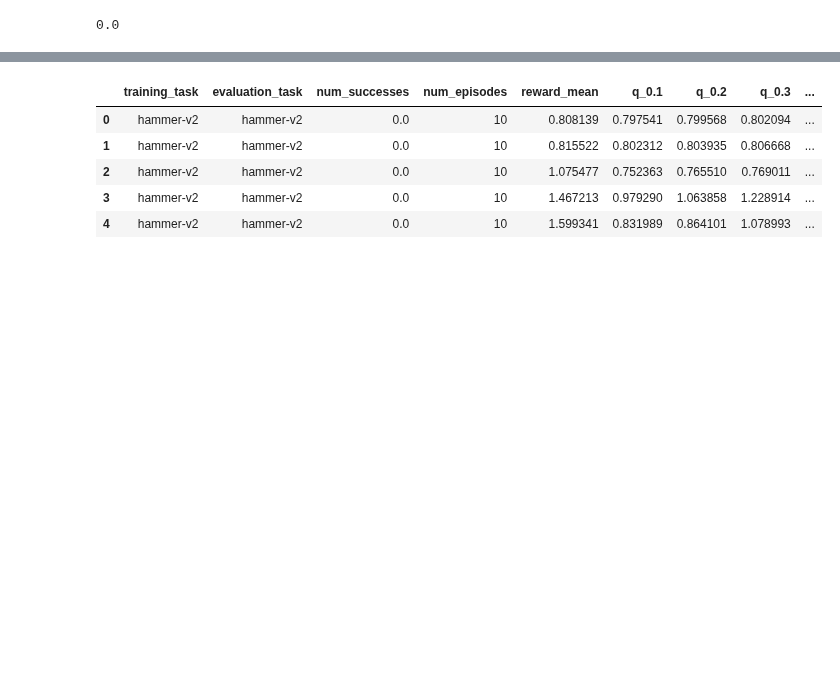
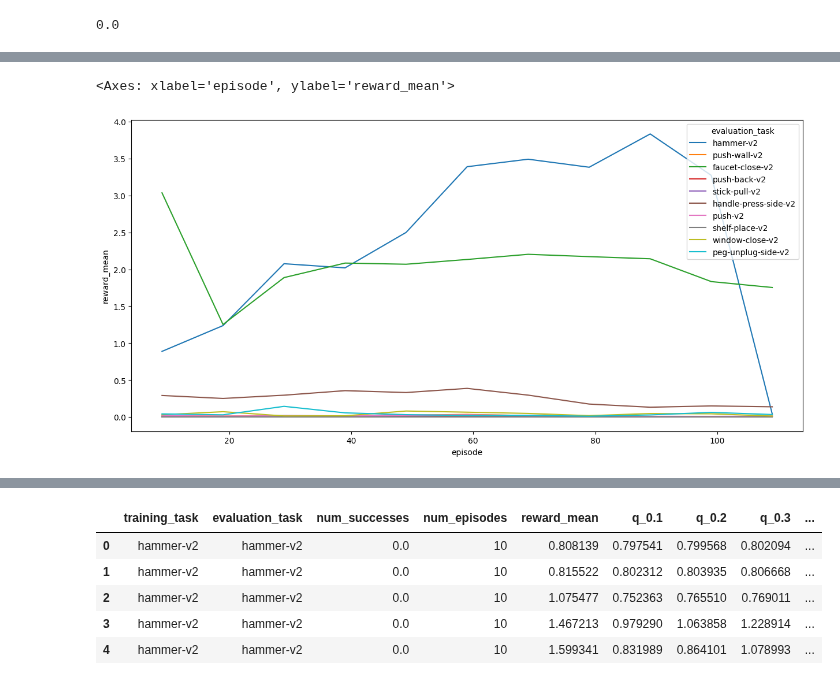
Before and after one commit to gdubbs100/right_left_brain_rl, a Jupyter notebook: continual_training_test.ipynb, the cells around one changed output, grey strips where cells are left out. Saved outputs shown, nothing was run; the diff lists cells and outputs as text; code cells hidden in the pictures; blank space fills up the shorter version.

Commit message:
updates to get continual learner to work correctly

```diff
--- a/continual_training_test.ipynb
+++ b/continual_training_test.ipynb
@@ -218,0 +218,4 @@ False True
+# %%
+results = pd.read_csv('logs/continual_learning/CL_left_only_31:01_21:39:03/results.csv')
+results.loc[:,'is_training_task'] = results.loc[:,'training_task'] == results.loc[:,'evaluation_task']
+results.head()
@@ -218,0 +229,12 @@ False True
+# %%
+import matplotlib.pyplot as plt
+fig, ax = plt.subplots(figsize = (15, 7))
+sns.lineplot(
+    data = results,
+    x = 'episode',
+    y = 'reward_mean',
+    hue = 'evaluation_task'
+)
+# %% [output]
+<Axes: xlabel='episode', ylabel='reward_mean'>
+[figure, added]
```
Also changed, not shown: parts of 4 cells of this notebook, 5 other files.
